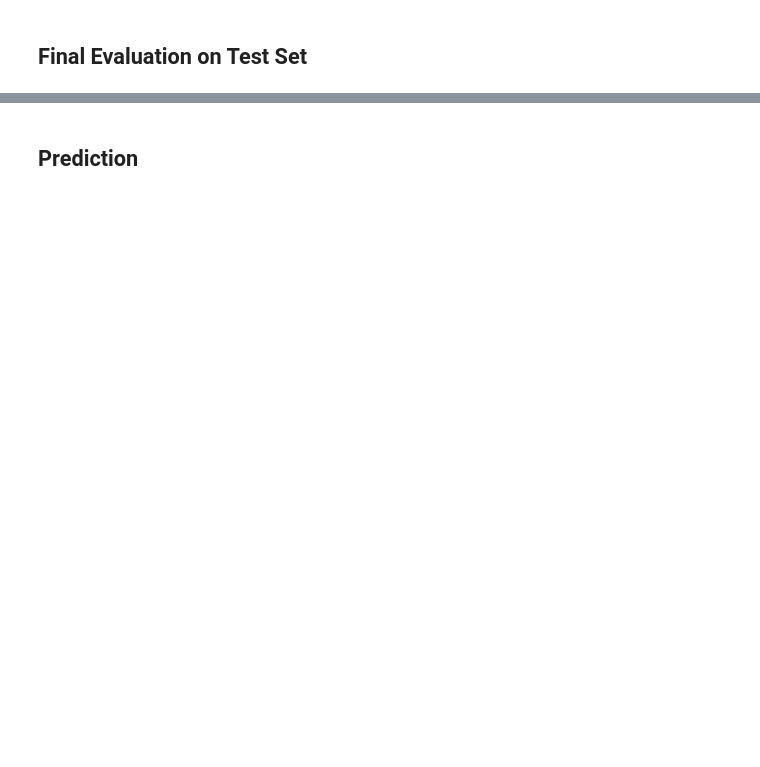
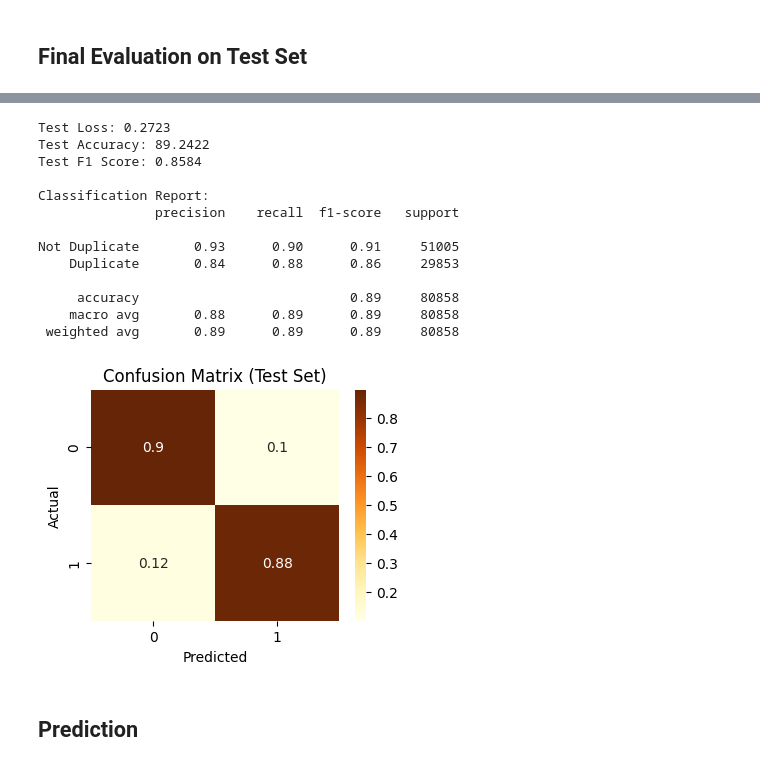
Before and after one commit to nvkoval/quora_duplicate_questions, a Jupyter notebook: notebooks/07_bert_finetuning.ipynb, the cells around one changed output, grey strips where cells are left out. Saved outputs shown, nothing was run; the diff lists cells and outputs as text; code cells hidden in the pictures; blank space fills up the shorter version.

```diff
--- a/notebooks/07_bert_finetuning.ipynb
+++ b/notebooks/07_bert_finetuning.ipynb
@@ -310,24 +370,38 @@ print(f"Test F1 Score: {test_results['f1_score']:.4f}")
 # %%
 print(f"Test Loss: {test_results['loss']:.4f}")
 print(f"Test Accuracy: {test_results['accuracy']:.4f}")
 print(f"Test F1 Score: {test_results['f1_score']:.4f}")
 
 # Detailed classification report
 print(f"\nClassification Report:")
-print(classification_report(test_results['true_labels'],
-                            test_results['predictions'],
-                            target_names=['Not Duplicate', 'Duplicate']))
+print(classification_report(test_results['true_labels'], test_results['predictions'],
+                          target_names=['Not Duplicate', 'Duplicate']))
 
 # Confusion Matrix
 plt.figure(figsize=(4, 3))
 cm = confusion_matrix(test_results['true_labels'],
                       test_results['predictions'],
                       normalize='true')
 sns.heatmap(cm, annot=True, cmap='YlOrBr')
 plt.title('Confusion Matrix (Test Set)')
 plt.xlabel('Predicted')
 plt.ylabel('Actual')
 plt.show()
+# %% [output]
+Test Loss: 0.2723
+Test Accuracy: 89.2422
+Test F1 Score: 0.8584
+
+Classification Report:
+               precision    recall  f1-score   support
+
+Not Duplicate       0.93      0.90      0.91     51005
+    Duplicate       0.84      0.88      0.86     29853
+
+     accuracy                           0.89     80858
+    macro avg       0.88      0.89      0.89     80858
+ weighted avg       0.89      0.89      0.89     80858
+[figure, added]
 # %% [markdown]
 ## Prediction
 # %%
```
Also changed, not shown: parts of 10 cells of this notebook.
